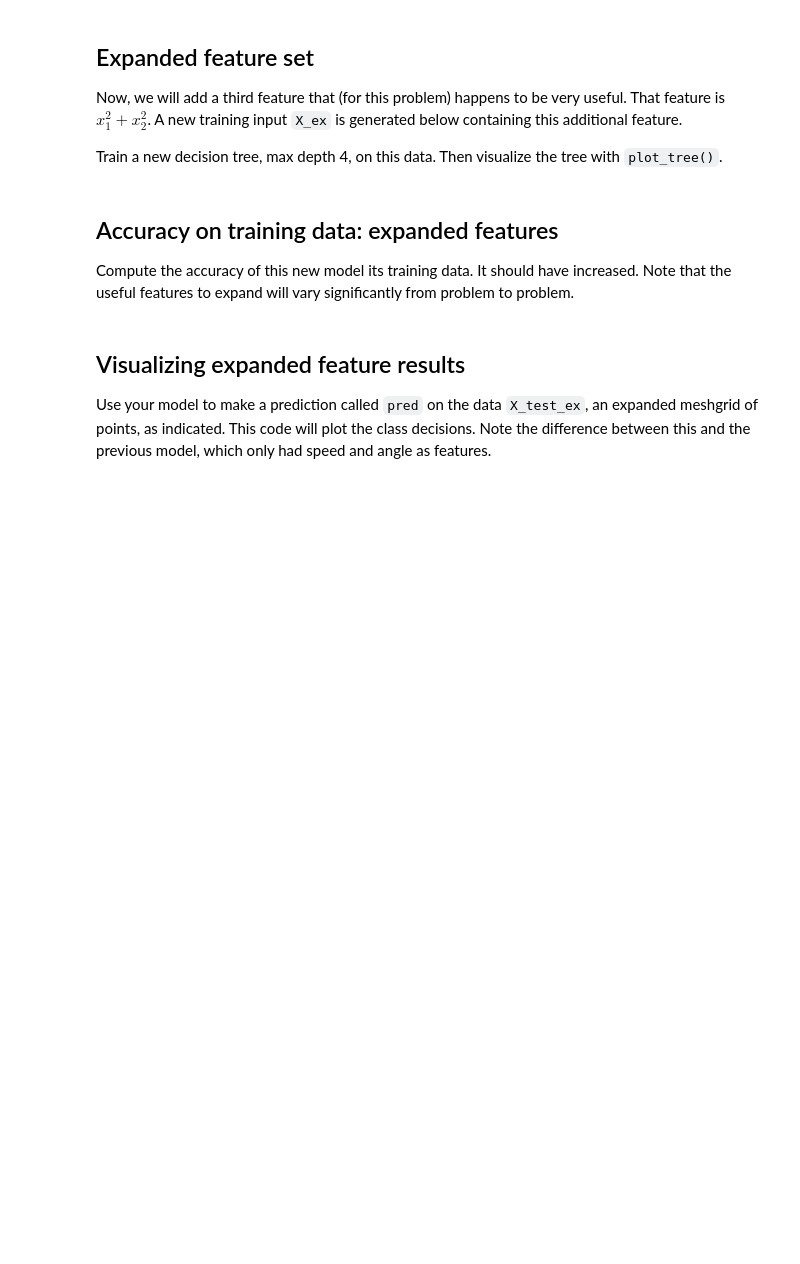
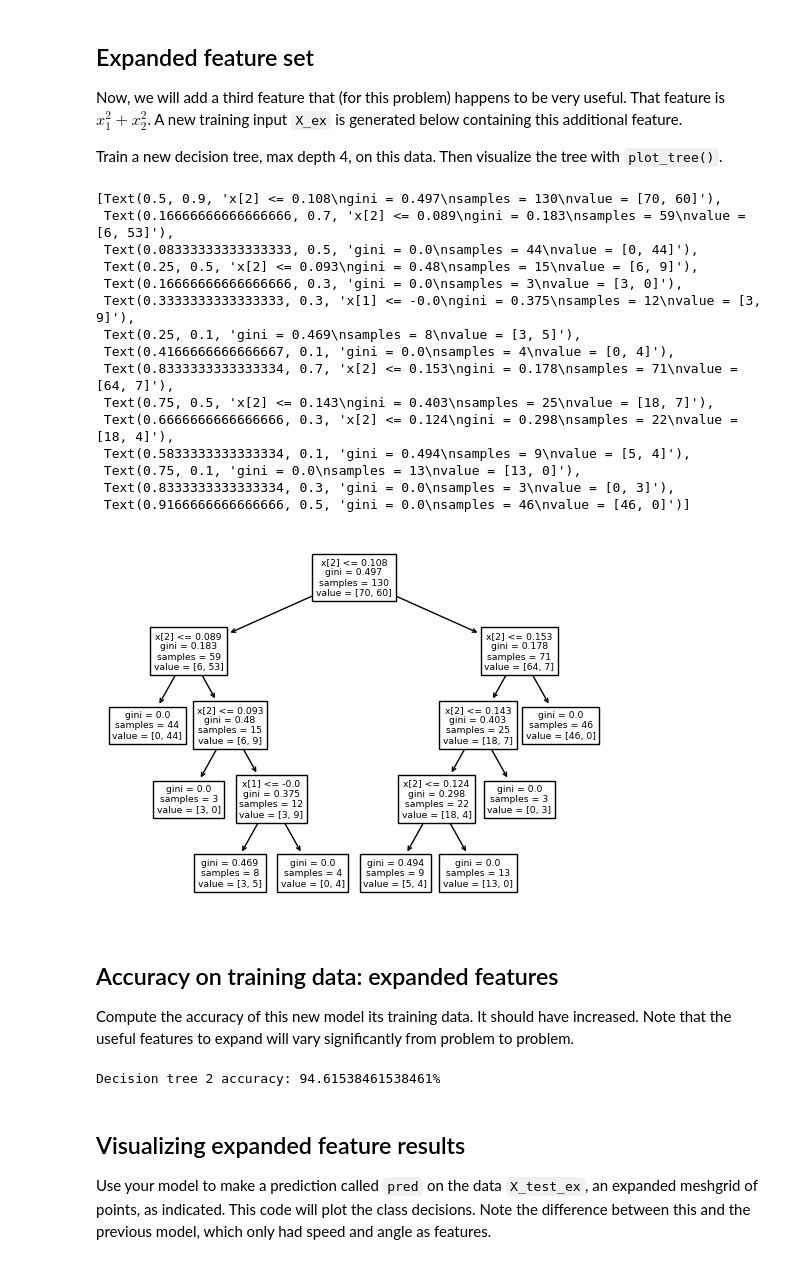
Before and after one commit to judson35/AI-ML, a Jupyter notebook: HW5/M5-L1-P3.ipynb, the cells around one changed output. Saved outputs shown, nothing was run; the diff lists cells and outputs as text; code cells hidden in the pictures; blank space fills up the shorter version.

```diff
--- a/HW5/M5-L1-P3.ipynb
+++ b/HW5/M5-L1-P3.ipynb
@@ -74,15 +82,33 @@ Train a new decision tree, max depth 4, on this data. Then visualize the tree wi
 # %%
 def feature_expand(X):
     x1 = X[:,0].reshape(-1, 1)
     x2 = X[:,1].reshape(-1, 1)
     columns = [x1, x2, x1*x1 + x2*x2]
     return np.concatenate(columns, axis=1)
 
 X_ex = feature_expand(X)
 
-# YOUR CODE GOES HERE
-# Train a new decision tree on X_ex, y
-# Plot the tree
+model2 = DecisionTreeClassifier(max_depth=4)
+model2.fit(X_ex,y)
+
+plot_tree(model2)
+# %% [output]
+[Text(0.5, 0.9, 'x[2] <= 0.108\ngini = 0.497\nsamples = 130\nvalue = [70, 60]'),
+ Text(0.16666666666666666, 0.7, 'x[2] <= 0.089\ngini = 0.183\nsamples = 59\nvalue = [6, 53]'),
+ Text(0.08333333333333333, 0.5, 'gini = 0.0\nsamples = 44\nvalue = [0, 44]'),
+ Text(0.25, 0.5, 'x[2] <= 0.093\ngini = 0.48\nsamples = 15\nvalue = [6, 9]'),
+ Text(0.16666666666666666, 0.3, 'gini = 0.0\nsamples = 3\nvalue = [3, 0]'),
+ Text(0.3333333333333333, 0.3, 'x[1] <= -0.0\ngini = 0.375\nsamples = 12\nvalue = [3, 9]'),
+ Text(0.25, 0.1, 'gini = 0.469\nsamples = 8\nvalue = [3, 5]'),
+ Text(0.4166666666666667, 0.1, 'gini = 0.0\nsamples = 4\nvalue = [0, 4]'),
+ Text(0.8333333333333334, 0.7, 'x[2] <= 0.153\ngini = 0.178\nsamples = 71\nvalue = [64, 7]'),
+ Text(0.75, 0.5, 'x[2] <= 0.143\ngini = 0.403\nsamples = 25\nvalue = [18, 7]'),
+ Text(0.6666666666666666, 0.3, 'x[2] <= 0.124\ngini = 0.298\nsamples = 22\nvalue = [18, 4]'),
+ Text(0.5833333333333334, 0.1, 'gini = 0.494\nsamples = 9\nvalue = [5, 4]'),
+ Text(0.75, 0.1, 'gini = 0.0\nsamples = 13\nvalue = [13, 0]'),
+ Text(0.8333333333333334, 0.3, 'gini = 0.0\nsamples = 3\nvalue = [0, 3]'),
+ Text(0.9166666666666666, 0.5, 'gini = 0.0\nsamples = 46\nvalue = [46, 0]')]
+[figure, added]
 # %% [markdown]
 ## Accuracy on training data: expanded features
 Compute the accuracy of this new model its training data. It should have increased. Note that the useful features to expand will vary significantly from problem to problem.
@@ -91,3 +115,7 @@ Compute the accuracy of this new model its training data. It should have increas
+# %%
+print(f"Decision tree 2 accuracy: {get_dt_accuracy(model2,X_ex,y)}%")
+# %% [output]
+Decision tree 2 accuracy: 94.61538461538461%
 # %% [markdown]
 ## Visualizing expanded feature results
 Use your model to make a prediction called `pred` on the data `X_test_ex`, an expanded meshgrid of points, as indicated. This code will plot the class decisions. Note the difference between this and the previous model, which only had speed and angle as features.
```
Also changed, not shown: parts of 6 cells of this notebook, 16 other files.
